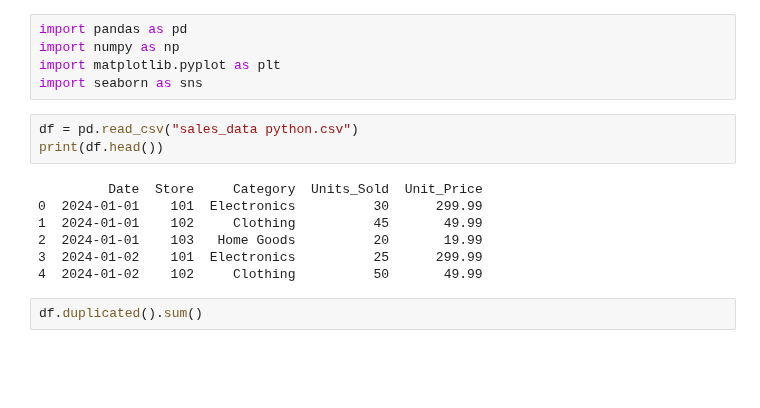
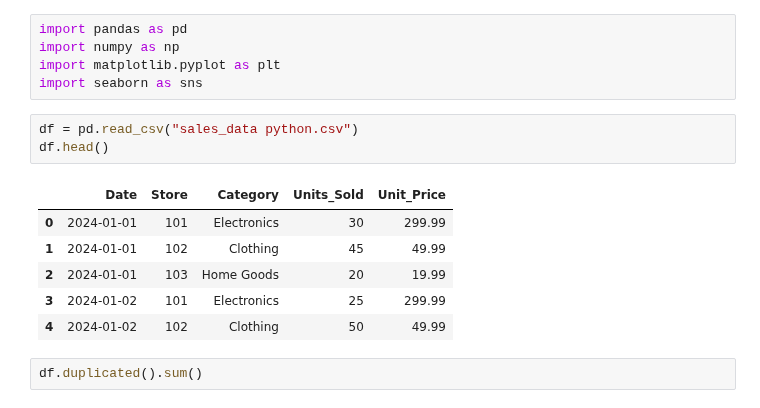
Before and after one commit to nicoherza-pascu/Club_IA-2, a Jupyter notebook: analisis.ipynb, the cells around one changed output. Cells and saved outputs as stored; diff of their text form; blank space fills up the shorter version.

```diff
--- a/analisis.ipynb
+++ b/analisis.ipynb
@@ -5,14 +5,14 @@ import matplotlib.pyplot as plt
 import seaborn as sns
 # %%
 df = pd.read_csv("sales_data python.csv")
-print(df.head())
+df.head()
 # %% [output]
-         Date  Store     Category  Units_Sold  Unit_Price
-0  2024-01-01    101  Electronics          30      299.99
-1  2024-01-01    102     Clothing          45       49.99
-2  2024-01-01    103   Home Goods          20       19.99
-3  2024-01-02    101  Electronics          25      299.99
-4  2024-01-02    102     Clothing          50       49.99
+|  | Date | Store | Category | Units_Sold | Unit_Price |
+| 0 | 2024-01-01 | 101 | Electronics | 30 | 299.99 |
+| 1 | 2024-01-01 | 102 | Clothing | 45 | 49.99 |
+| 2 | 2024-01-01 | 103 | Home Goods | 20 | 19.99 |
+| 3 | 2024-01-02 | 101 | Electronics | 25 | 299.99 |
+| 4 | 2024-01-02 | 102 | Clothing | 50 | 49.99 |
 # %%
 df.duplicated().sum()
 # %% [output]
```
Also changed, not shown: parts of 3 cells of this notebook.
